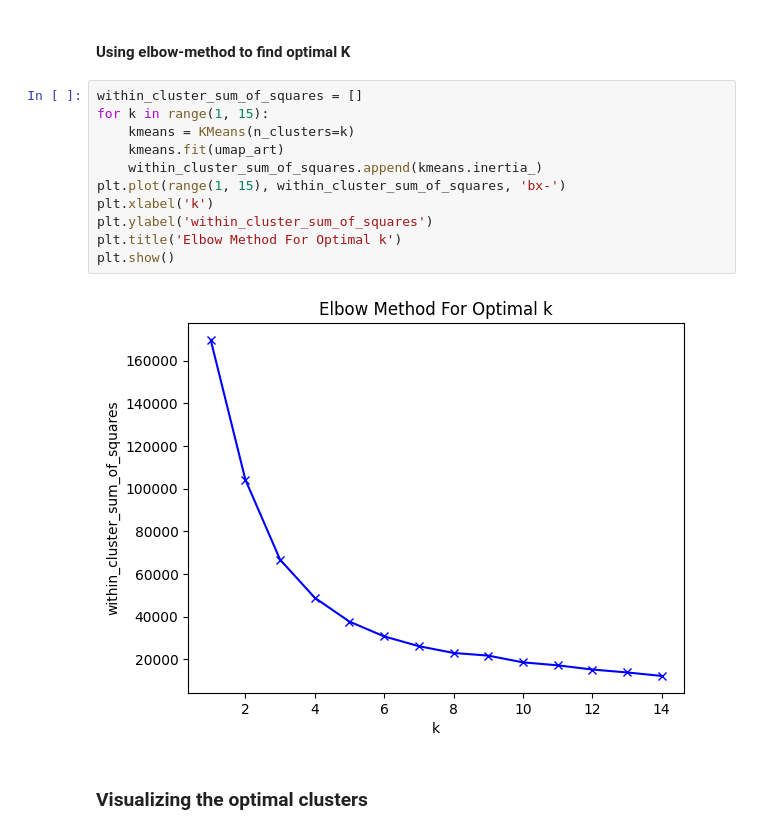
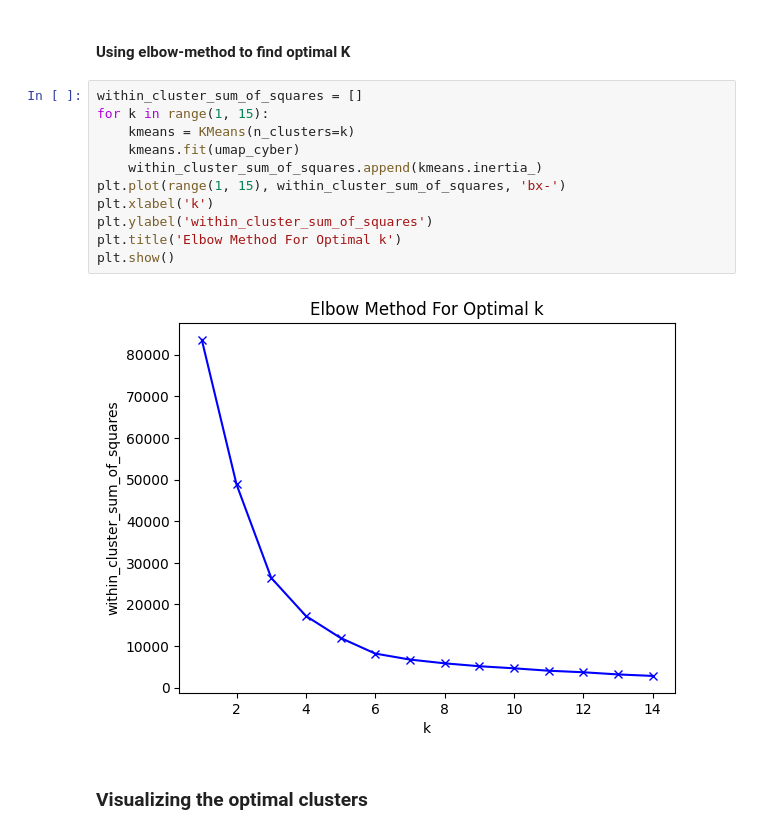
Before and after one commit to Bryan-Az/Dimensionality_Reduction, a Jupyter notebook: DimensionalityReduction_Clustering.ipynb, the cells around one changed output. Saved outputs shown, nothing was run; the diff lists cells and outputs as text.

```diff
--- a/DimensionalityReduction_Clustering.ipynb
+++ b/DimensionalityReduction_Clustering.ipynb
@@ -76,16 +76,16 @@ plt.scatter(tsne_art['t-SNE1'], tsne_art['t-SNE2'], c=kmeans.labels_, cmap='rain
 # %%
 within_cluster_sum_of_squares = []
 for k in range(1, 15):
     kmeans = KMeans(n_clusters=k)
-    kmeans.fit(umap_art)
+    kmeans.fit(umap_cyber)
     within_cluster_sum_of_squares.append(kmeans.inertia_)
 plt.plot(range(1, 15), within_cluster_sum_of_squares, 'bx-')
 plt.xlabel('k')
 plt.ylabel('within_cluster_sum_of_squares')
 plt.title('Elbow Method For Optimal k')
 plt.show()
 # %% [output]
-[figure, old version]
+[figure, new version]
 # %% [markdown]
 ### Visualizing the optimal clusters
 # %%
```
Also changed, not shown: parts of 2 cells of this notebook.
